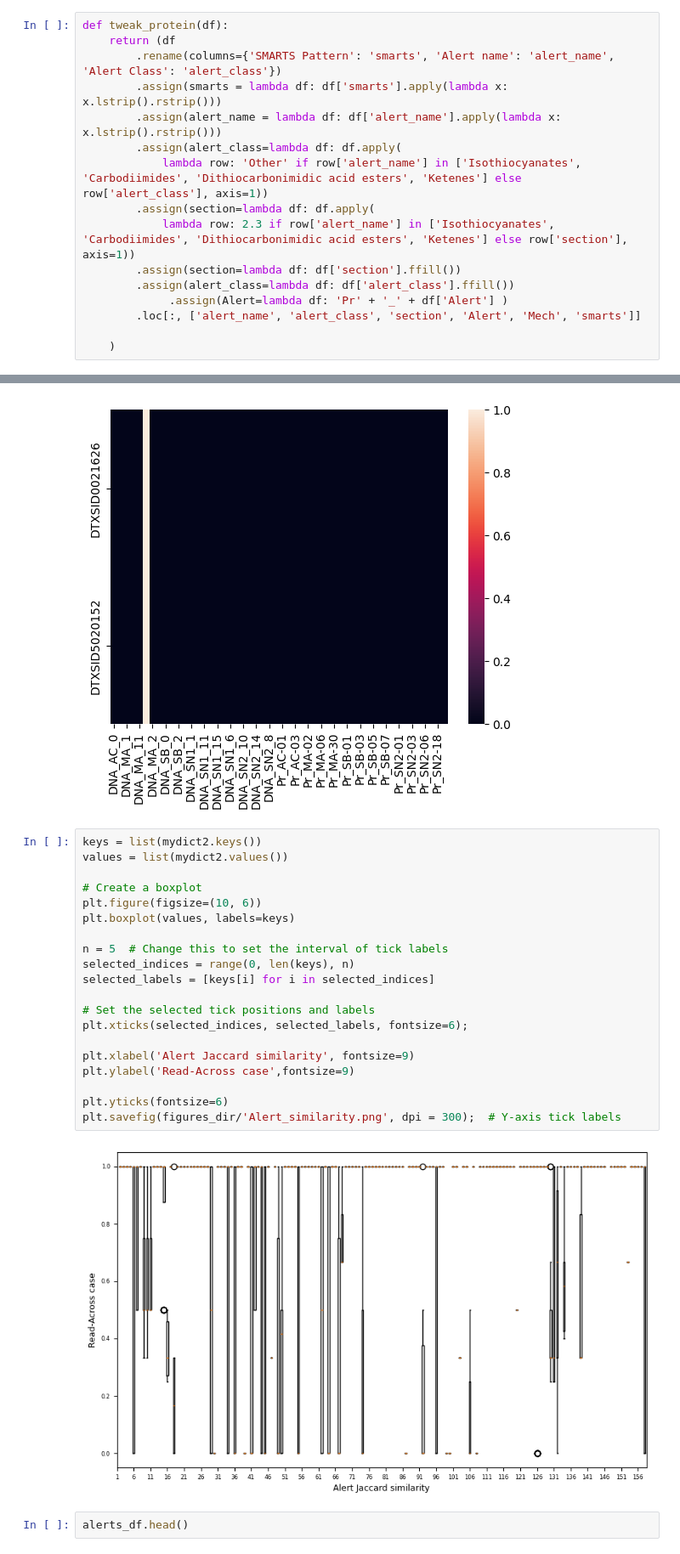
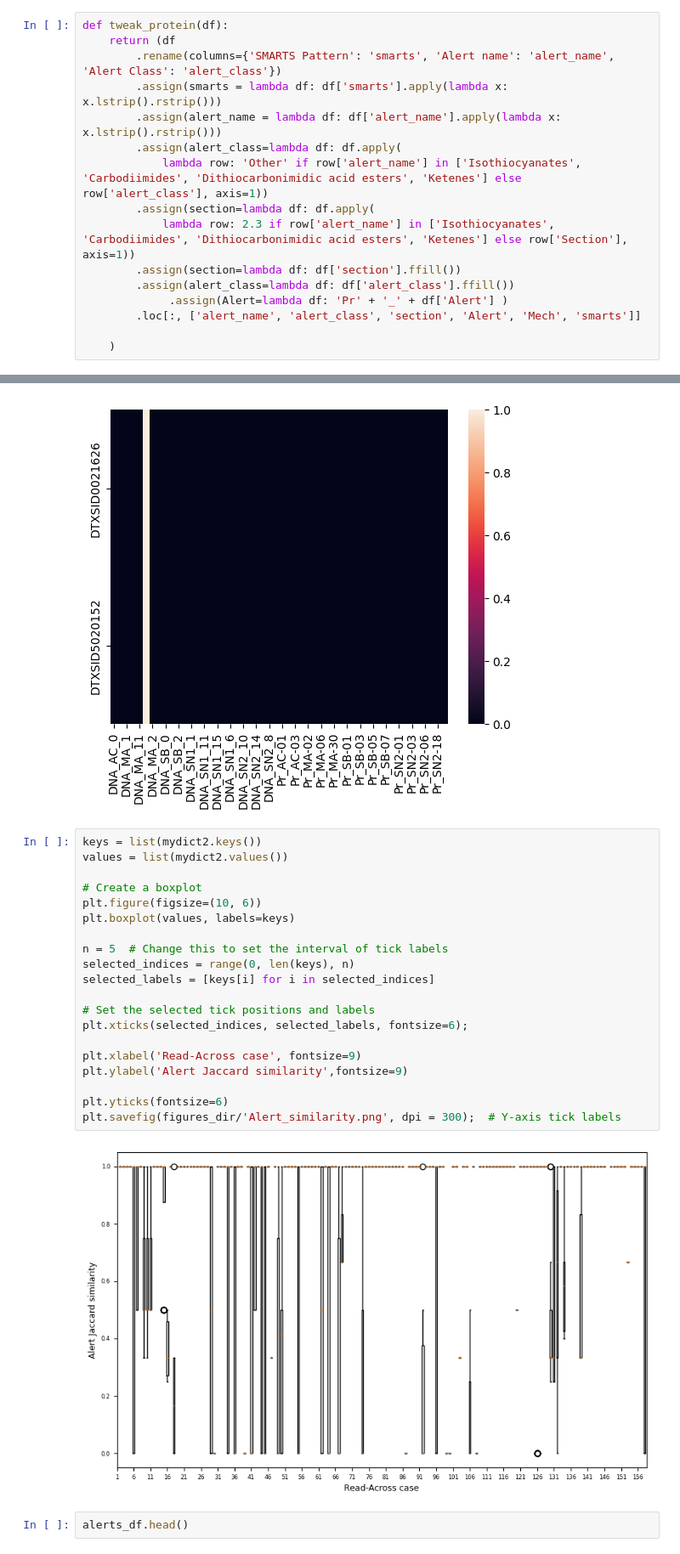
Before and after one commit to patlewig/icf-rax-manuscript, a Jupyter notebook: notebooks/10-OECD_Alerts.ipynb, the cells around one changed output, grey strips where cells are left out. Shown at 85% size. Saved outputs shown, nothing was run; the diff lists cells and outputs as text.

```diff
--- a/notebooks/10-OECD_Alerts.ipynb
+++ b/notebooks/10-OECD_Alerts.ipynb
@@ -35,7 +40,7 @@ def tweak_protein(df):
         .assign(alert_class=lambda df: df.apply(
             lambda row: 'Other' if row['alert_name'] in ['Isothiocyanates', 'Carbodiimides', 'Dithiocarbonimidic acid esters', 'Ketenes'] else row['alert_class'], axis=1))
         .assign(section=lambda df: df.apply(
-            lambda row: 2.3 if row['alert_name'] in ['Isothiocyanates', 'Carbodiimides', 'Dithiocarbonimidic acid esters', 'Ketenes'] else row['section'], axis=1))
+            lambda row: 2.3 if row['alert_name'] in ['Isothiocyanates', 'Carbodiimides', 'Dithiocarbonimidic acid esters', 'Ketenes'] else row['Section'], axis=1))
         .assign(section=lambda df: df['section'].ffill())
         .assign(alert_class=lambda df: df['alert_class'].ffill())
              .assign(Alert=lambda df: 'Pr' + '_' + df['Alert'] )
@@ -322,25 +327,25 @@ sns.heatmap(alerts_df[alerts_df.index.isin(mydict[101])])
 # %%
 keys = list(mydict2.keys())
 values = list(mydict2.values())
 
 # Create a boxplot
 plt.figure(figsize=(10, 6))
 plt.boxplot(values, labels=keys)
 
 n = 5  # Change this to set the interval of tick labels
 selected_indices = range(0, len(keys), n)
 selected_labels = [keys[i] for i in selected_indices]
 
 # Set the selected tick positions and labels
 plt.xticks(selected_indices, selected_labels, fontsize=6);
 
-plt.xlabel('Alert Jaccard similarity', fontsize=9)
-plt.ylabel('Read-Across case',fontsize=9)
+plt.xlabel('Read-Across case', fontsize=9)
+plt.ylabel('Alert Jaccard similarity',fontsize=9)
 
 plt.yticks(fontsize=6)
 plt.savefig(figures_dir/'Alert_similarity.png', dpi = 300);  # Y-axis tick labels
 # %% [output]
-[figure, old version]
+[figure, new version]
 # %%
 alerts_df.head()
 # %% [output]
```
Also changed, not shown: parts of 1 cell of this notebook.
